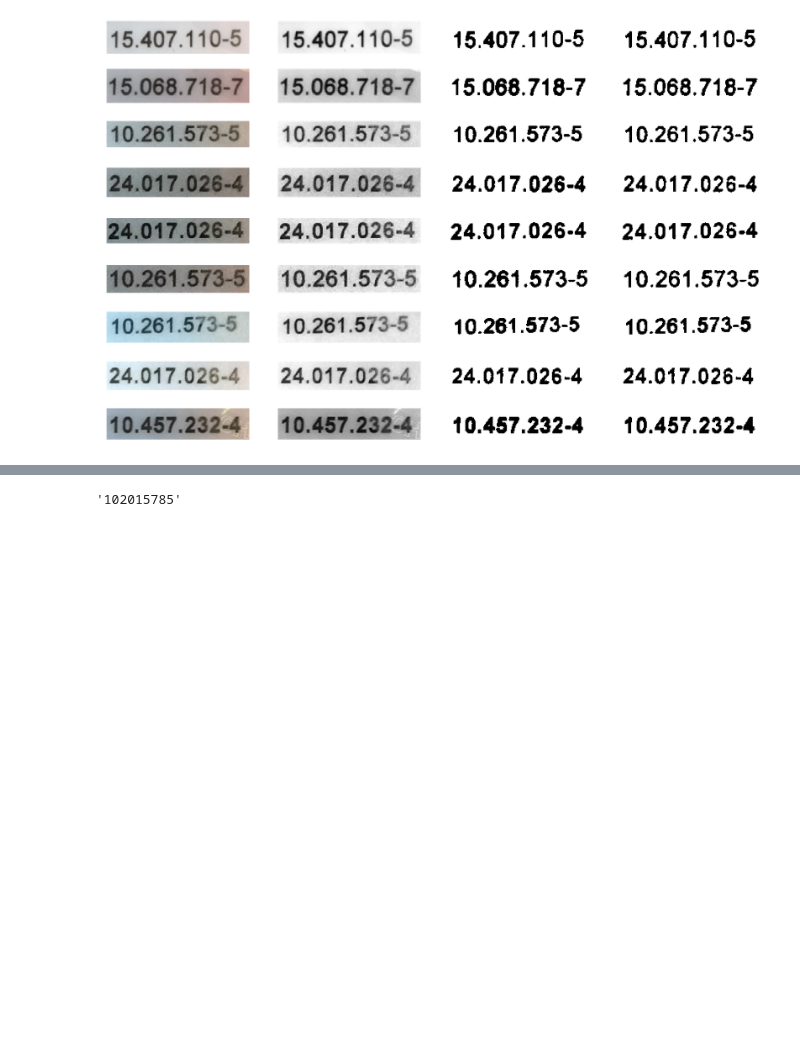
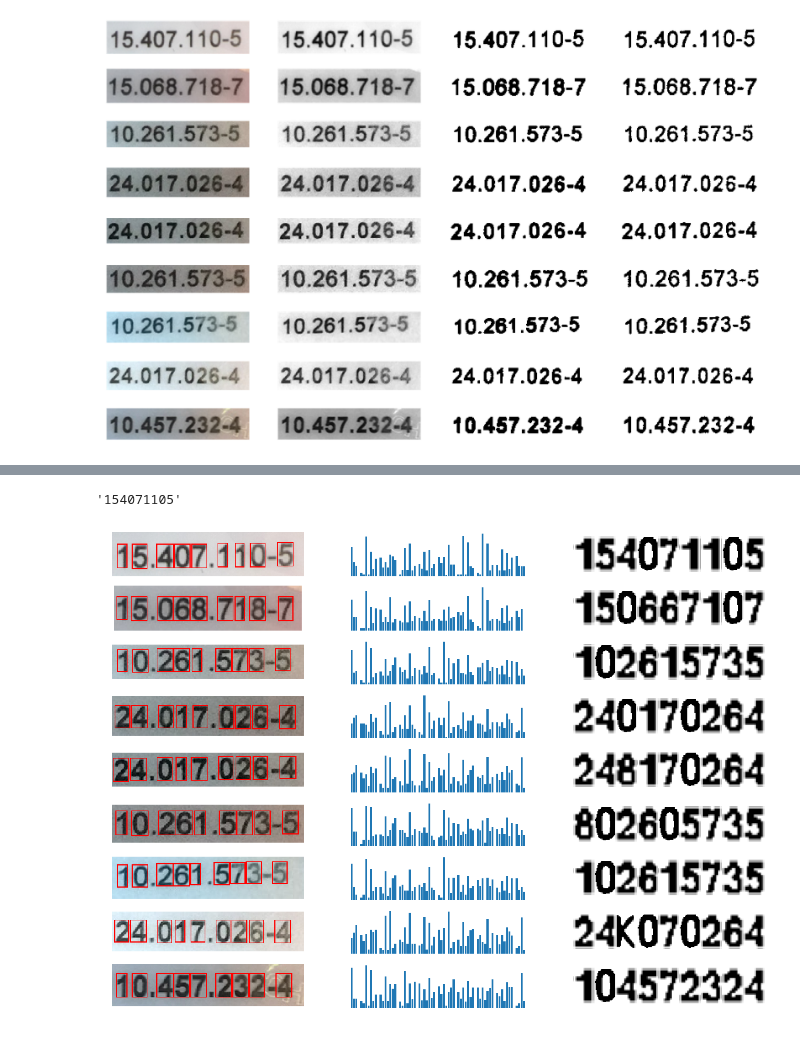
Before and after one commit to jthoth/binarization-connectivity-recognition, a Jupyter notebook: implementation.ipynb, the cells around one changed output, grey strips where cells are left out. Saved outputs shown, nothing was run; the diff lists cells and outputs as text; code cells hidden in the pictures; blank space fills up the shorter version.

```diff
--- a/implementation.ipynb
+++ b/implementation.ipynb
@@ -153,19 +160,74 @@ for i, (key, _image) in enumerate(box_connected_components.items()):
 # %%
 result = list()
-
 for k, _image in box_connected_components.items():
-
     comparations = list()
     _contour = contour.ContourDetection(_image)
-
     for sample_model in clasess.values():
-
         features = _contour.get_features()
-        distance = np.linalg.norm(features - sample_model)
+        distance = np.linalg.norm(features - sample_model[0])
         comparations.append(distance)
     min_value = list(clasess.keys())[np.argmin(comparations)]
     result.append(min_value)
-
 ''.join(result)
 # %% [output]
-'102015785'
+'154071105'
+# %%
+def concat_images(imga, imgb):
+
+    ha,wa = imga.shape[ : 2]
+    hb,wb = imgb.shape[ : 2]
+
+    max_height = np.max([ha, hb])
+    total_width = wa + wb
+
+    new_img = np.ones(shape=(max_height, total_width))
+    new_img[ : ha, : wa] = imga
+    new_img[ : hb, wa : wa + wb] = imgb
+
+    return new_img
+# %%
+# Implementing a whole approach
+fig, axis = plt.subplots(image_collections.__len__(), 3, figsize=(20, 15))
+from skimage import img_as_bool
+sample_cases = list(clasess.values())
+
+for i, images in enumerate(image_collections):
+
+    local_image = images.get('otsu')
+
+    connectivity_searcher = components.Components(local_image)
+    connected_components = connectivity_searcher.get()
+
+    bounder_box = box.BoundBox(local_image, connected_components, padding=1)
+    box_connected_components = bounder_box.get()
+
+    image_color = images.get('color').copy()
+    bound_box_drawer = box.BoundBoxDraw(
+        image_color, bounder_box.components_coordinates.values()
+    )
+
+    _draw_image(bound_box_drawer.draw([255, 0, 0]), axis[i, 0])
+
+    histogram, prediction = np.array([]),  np.ones(shape=(1, 1))
+
+    for one_component in box_connected_components.values():
+
+        _contour = contour.ContourDetection(one_component)
+        features = _contour.get_features()
+
+        distances = [np.linalg.norm(features - samples_prediction[0])
+                     for samples_prediction in sample_cases
+                    ]
+
+        value_predicted = sample_cases[np.argmin(distances)][1]
+        value_predicted = transform.resize(value_predicted.astype(np.bool),
+                                           (40, 24), mode='reflect', anti_aliasing=True)
+        histogram = np.append(histogram, features)
+
+        prediction =  concat_images(prediction, value_predicted)
+
+    axis[i, 1].axis('off')
+    axis[i, 1].bar(range(len(histogram)), histogram)
+    _draw_image(prediction, axis[i, 2], args=dict(cmap='gray'))
+# %% [output]
+[figure, added]
```
Also changed, not shown: parts of 8 cells of this notebook, 4 other files.
